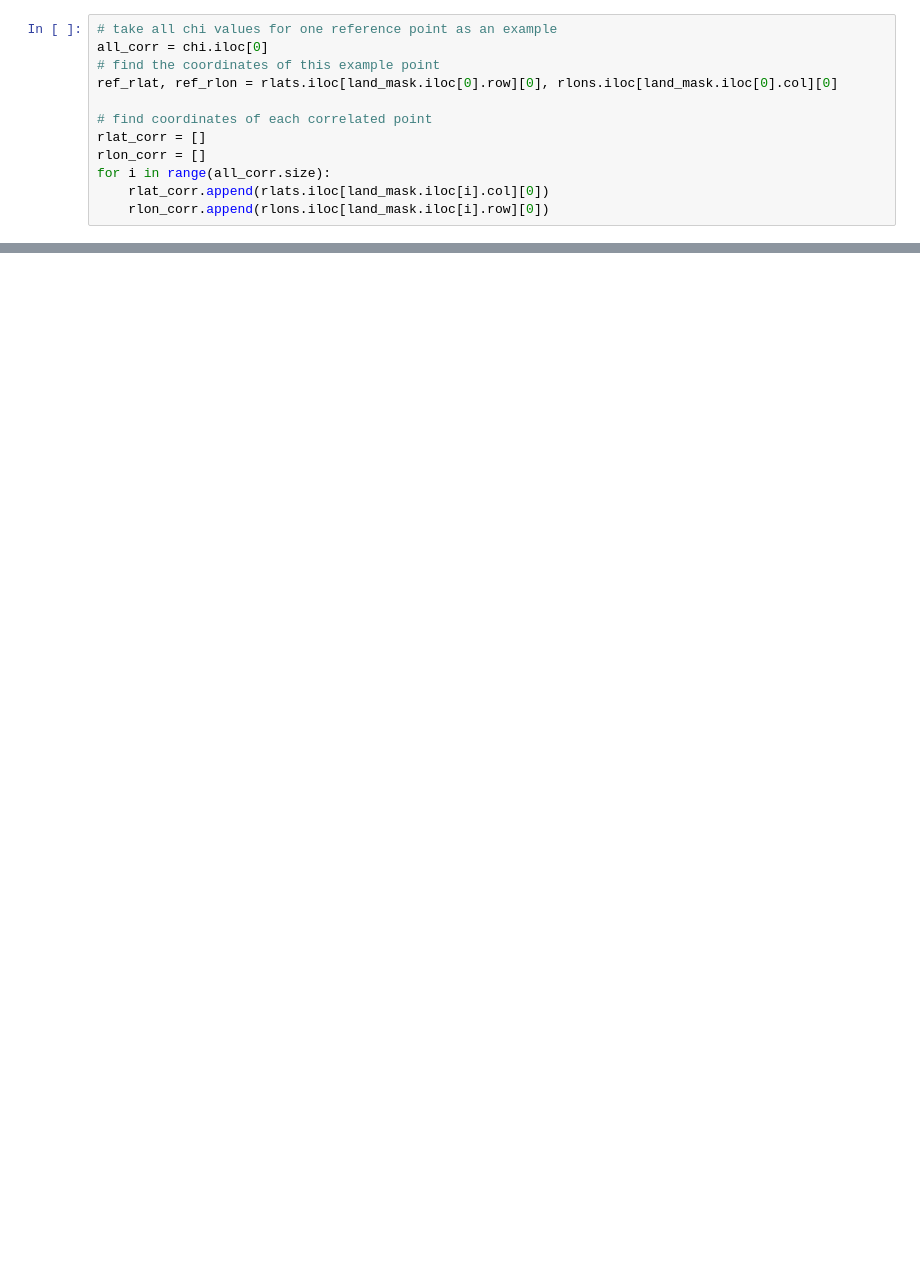
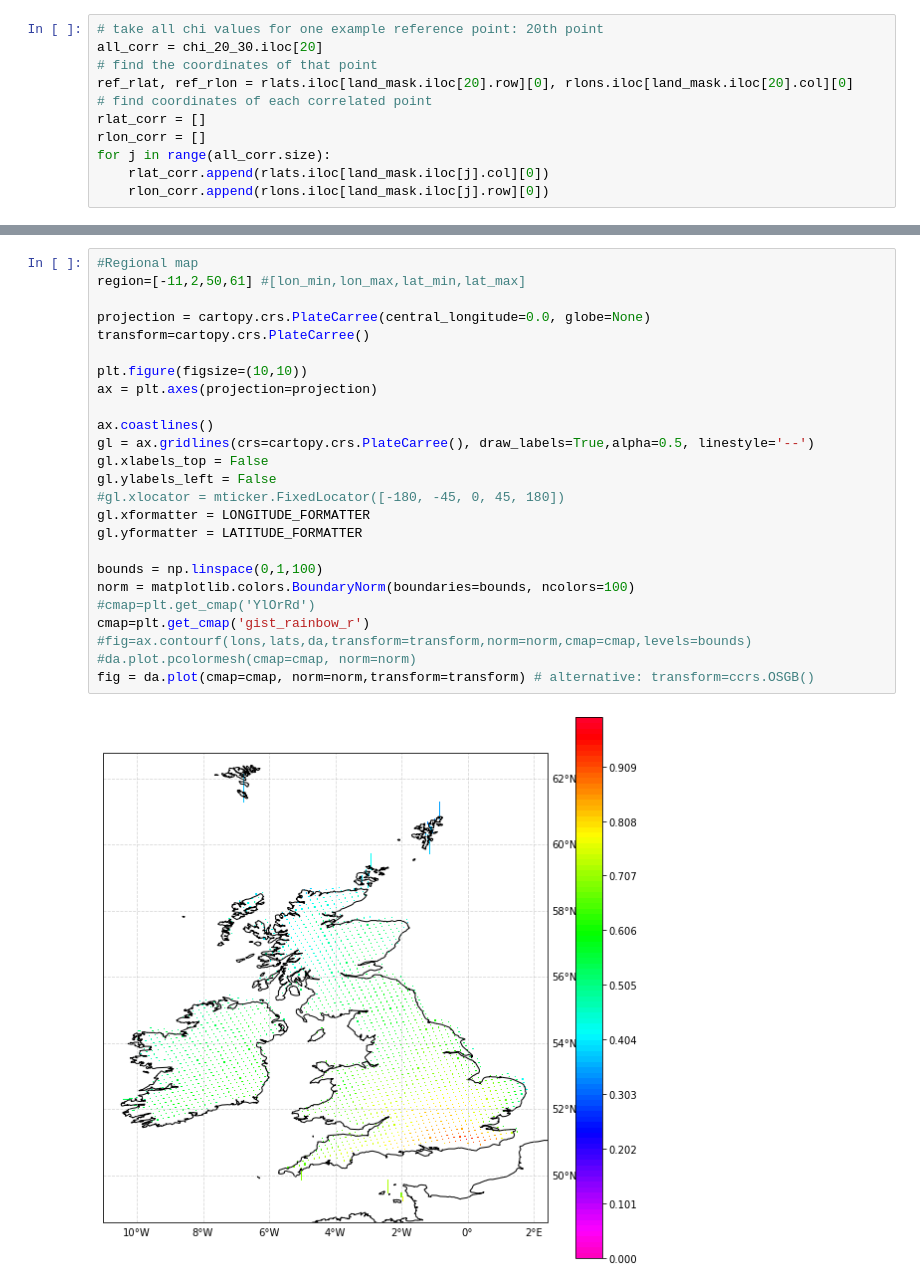
Before and after one commit to annapazola/hack-the-climate-coextremes, a Jupyter notebook: VISUALISATION.ipynb, the cells around one changed output, grey strips where cells are left out. Cells and saved outputs as stored; diff of their text form; blank space fills up the shorter version.

Commit message:
first simple plot

```diff
--- a/VISUALISATION.ipynb
+++ b/VISUALISATION.ipynb
@@ -35,15 +27,14 @@ rlats
 # %%
-# take all chi values for one reference point as an example
-all_corr = chi.iloc[0]
-# find the coordinates of this example point
-ref_rlat, ref_rlon = rlats.iloc[land_mask.iloc[0].row][0], rlons.iloc[land_mask.iloc[0].col][0]
-
+# take all chi values for one example reference point: 20th point
+all_corr = chi_20_30.iloc[20]
+# find the coordinates of that point
+ref_rlat, ref_rlon = rlats.iloc[land_mask.iloc[20].row][0], rlons.iloc[land_mask.iloc[20].col][0]
 # find coordinates of each correlated point
 rlat_corr = []
 rlon_corr = []
-for i in range(all_corr.size):
-    rlat_corr.append(rlats.iloc[land_mask.iloc[i].col][0])
-    rlon_corr.append(rlons.iloc[land_mask.iloc[i].row][0])
+for j in range(all_corr.size):
+    rlat_corr.append(rlats.iloc[land_mask.iloc[j].col][0])
+    rlon_corr.append(rlons.iloc[land_mask.iloc[j].row][0])
 # %%
 # transform from rotated to regular coordinates
 from transform_coordinates import unrotate_rll
@@ -73,0 +55,27 @@ Length: 2064, dtype: float64
+# %%
+#Regional map
+region=[-11,2,50,61] #[lon_min,lon_max,lat_min,lat_max]
+
+projection = cartopy.crs.PlateCarree(central_longitude=0.0, globe=None)
+transform=cartopy.crs.PlateCarree()
+
+plt.figure(figsize=(10,10))
+ax = plt.axes(projection=projection)
+
+ax.coastlines()
+gl = ax.gridlines(crs=cartopy.crs.PlateCarree(), draw_labels=True,alpha=0.5, linestyle='--')
+gl.xlabels_top = False
+gl.ylabels_left = False
+#gl.xlocator = mticker.FixedLocator([-180, -45, 0, 45, 180])
+gl.xformatter = LONGITUDE_FORMATTER
+gl.yformatter = LATITUDE_FORMATTER
+
+bounds = np.linspace(0,1,100)
+norm = matplotlib.colors.BoundaryNorm(boundaries=bounds, ncolors=100)
+#cmap=plt.get_cmap('YlOrRd')
+cmap=plt.get_cmap('gist_rainbow_r')
+#fig=ax.contourf(lons,lats,da,transform=transform,norm=norm,cmap=cmap,levels=bounds)
+#da.plot.pcolormesh(cmap=cmap, norm=norm)
+fig = da.plot(cmap=cmap, norm=norm,transform=transform) # alternative: transform=ccrs.OSGB()
+# %% [output]
+[figure, added]
```
Also changed, not shown: parts of 5 cells of this notebook.
